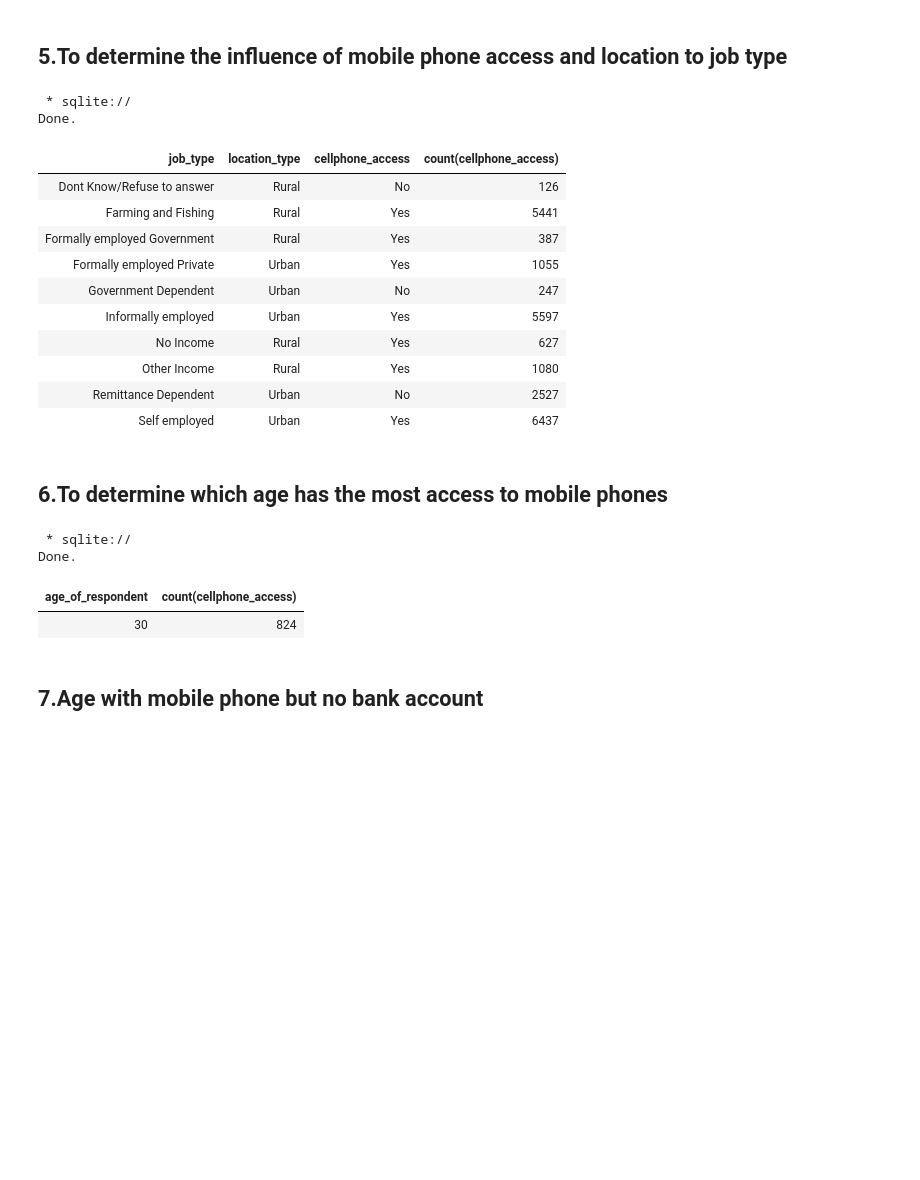
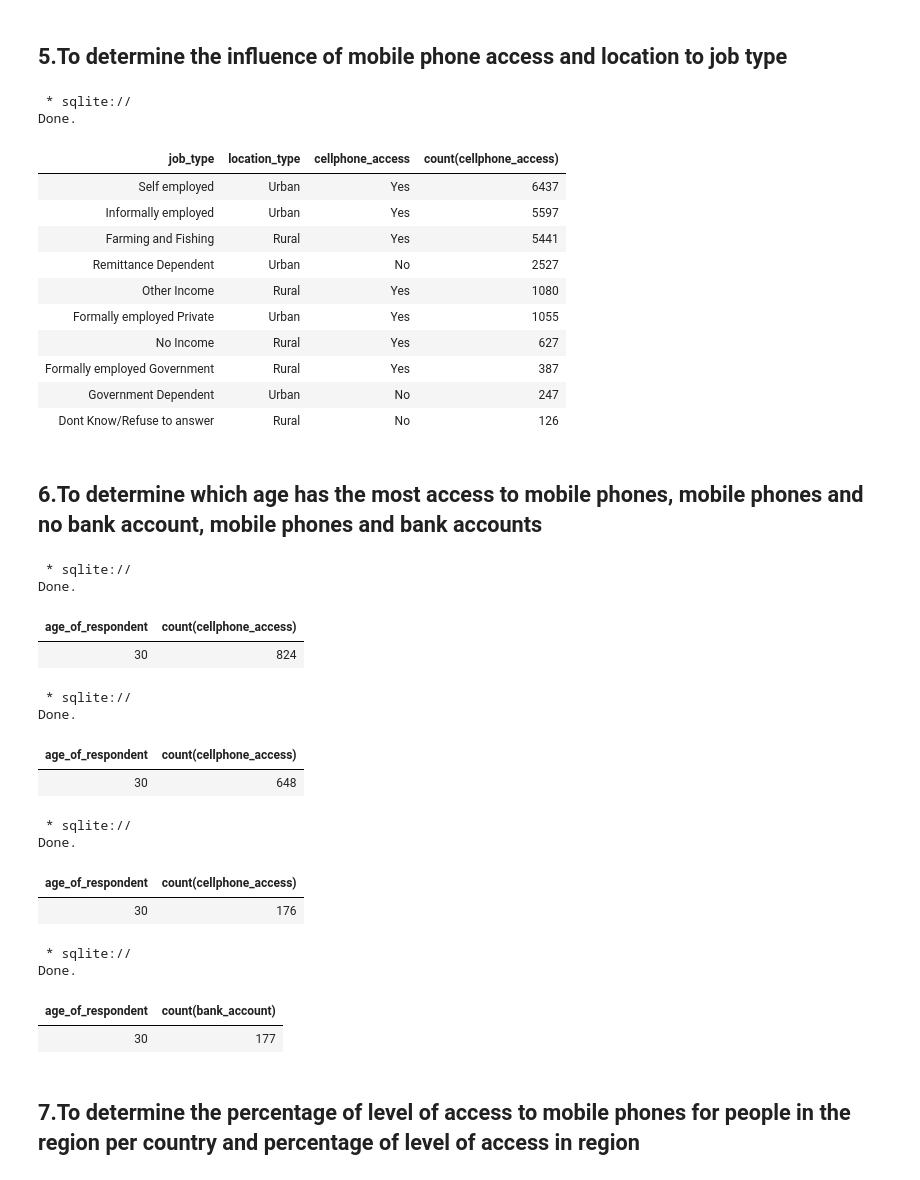
Before and after one commit to BrandonBosire/Financial-Inclusivity, a Jupyter notebook: SQL_Analysis_of_Brainy_Badgers_Financial_Inclusion.ipynb, the cells around one changed output. Cells and saved outputs as stored; diff of their text form; code cells hidden in the pictures; blank space fills up the shorter version.

```diff
--- a/SQL_Analysis_of_Brainy_Badgers_Financial_Inclusion.ipynb
+++ b/SQL_Analysis_of_Brainy_Badgers_Financial_Inclusion.ipynb
@@ -234,34 +234,77 @@ Done.
 select job_type, location_type,cellphone_access, count(cellphone_access)
 from Financial
 group by job_type
+order by count(cellphone_access) desc
 # %% [output]
  * sqlite://
 Done.
 | job_type | location_type | cellphone_access | count(cellphone_access) |
+| Self employed | Urban | Yes | 6437 |
+| Informally employed | Urban | Yes | 5597 |
+| Farming and Fishing | Rural | Yes | 5441 |
+| Remittance Dependent | Urban | No | 2527 |
+| Other Income | Rural | Yes | 1080 |
+| Formally employed Private | Urban | Yes | 1055 |
+| No Income | Rural | Yes | 627 |
+| Formally employed Government | Rural | Yes | 387 |
+| Government Dependent | Urban | No | 247 |
 | Dont Know/Refuse to answer | Rural | No | 126 |
-| Farming and Fishing | Rural | Yes | 5441 |
-| Formally employed Government | Rural | Yes | 387 |
-| Formally employed Private | Urban | Yes | 1055 |
-| Government Dependent | Urban | No | 247 |
-| Informally employed | Urban | Yes | 5597 |
-| No Income | Rural | Yes | 627 |
-| Other Income | Rural | Yes | 1080 |
-| Remittance Dependent | Urban | No | 2527 |
-| Self employed | Urban | Yes | 6437 |
 # %% [markdown]
-## 6.To determine which age has the most access to mobile phones
+## 6.To determine which age has the most access to mobile phones, mobile phones and no bank account, mobile phones and bank accounts
+# %%
+#Respondent age with most access to mobile phones
+%%sql
+select age_of_respondent, count(cellphone_access)
+from Financial
+where cellphone_access = 'Yes'
+group by age_of_respondent
+order by count(cellphone_access) desc
+limit 1
+# %% [output]
+ * sqlite://
+Done.
+| age_of_respondent | count(cellphone_access) |
+| 30 | 824 |
+# %%
+#Respondent age with most access to mobile phones without bank account
+%%sql
+select age_of_respondent, count(cellphone_access)
+from Financial
+where cellphone_access = 'Yes' and bank_account = 'No'
+group by age_of_respondent
+order by count(cellphone_access) desc
+limit 1
+# %% [output]
+ * sqlite://
+Done.
+| age_of_respondent | count(cellphone_access) |
+| 30 | 648 |
+# %%
+#Respondent age with highest cell phone access and access to bank accounts
+%%sql
+select age_of_respondent, count(cellphone_access)
+from Financial
+where cellphone_access = 'Yes' and bank_account = 'Yes'
+group by age_of_respondent
+order by count(cellphone_access) desc
+limit 1
+# %% [output]
+ * sqlite://
+Done.
+| age_of_respondent | count(cellphone_access) |
+| 30 | 176 |
 # %%
 %%sql
-select age_of_respondent, count(cellphone_access)
+select age_of_respondent, count(bank_account)
 from Financial
-where cellphone_access = 'Yes'
+where bank_account = 'Yes'
 group by age_of_respondent
-order by count(cellphone_access) desc
+order by count(bank_account) desc
 limit 1
 # %% [output]
  * sqlite://
 Done.
-| age_of_respondent | count(cellphone_access) |
-| 30 | 824 |
+| age_of_respondent | count(bank_account) |
+| 30 | 177 |
-# %% [markdown]
-## 7.Age with mobile phone but no bank account
+# %% [markdown]
+## 7.To determine the percentage of level of access to mobile phones for people in the region per country and percentage of level of access in region
```
Also changed, not shown: parts of 19 cells of this notebook.
